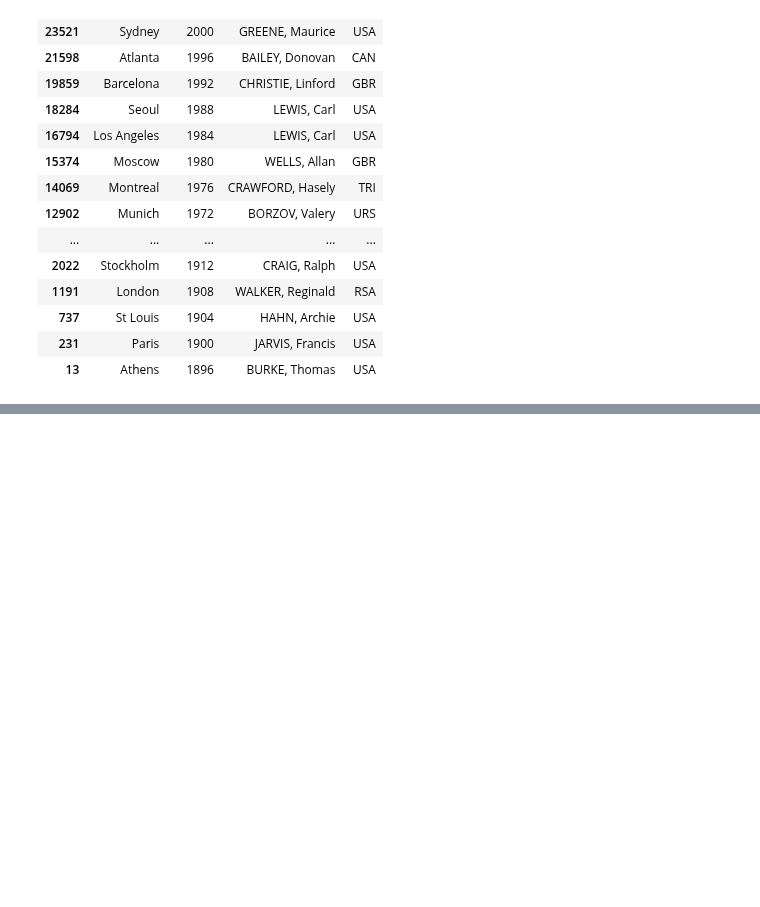
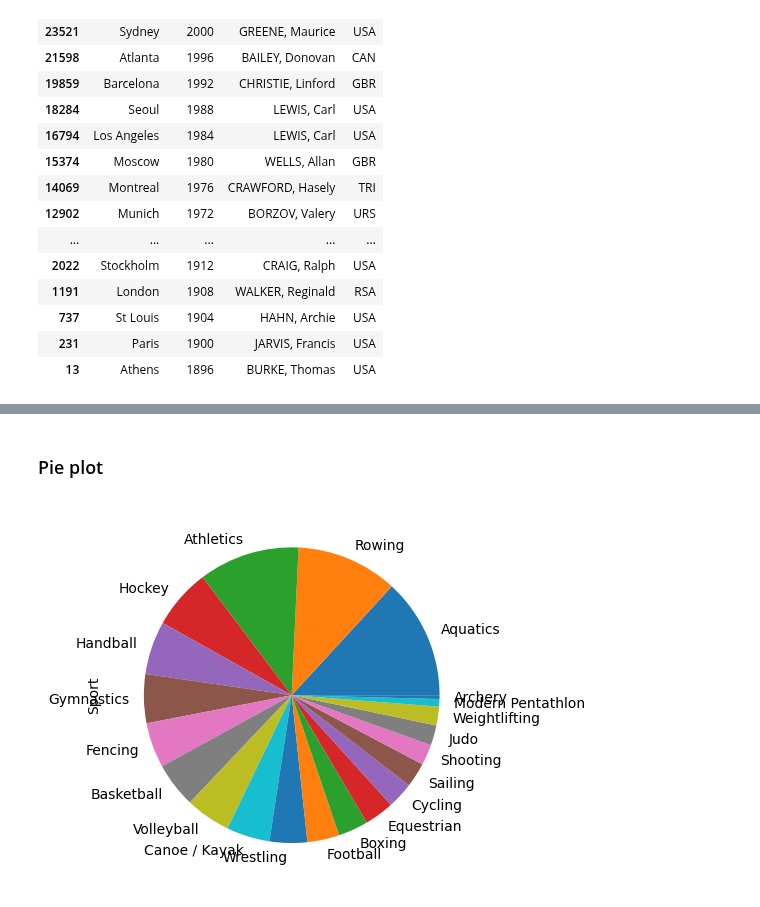
Before and after one commit to dbasdanis/python_practice, a Jupyter notebook: pandas/pandas_doc.ipynb, the cells around one changed output, grey strips where cells are left out. Cells and saved outputs as stored; diff of their text form; code cells hidden in the pictures; blank space fills up the shorter version.

```diff
--- a/pandas/pandas_doc.ipynb
+++ b/pandas/pandas_doc.ipynb
@@ -437,0 +480,6 @@ gmh.sort_values('Edition',ascending=False)[['City','Edition','Athlete','NOC']]
+# %% [markdown]
+### Pie plot
+# %%
+fo.Sport.value_counts().plot(kind='pie');
+# %% [output]
+[figure, added]
```
Also changed, not shown: parts of 10 cells of this notebook.
